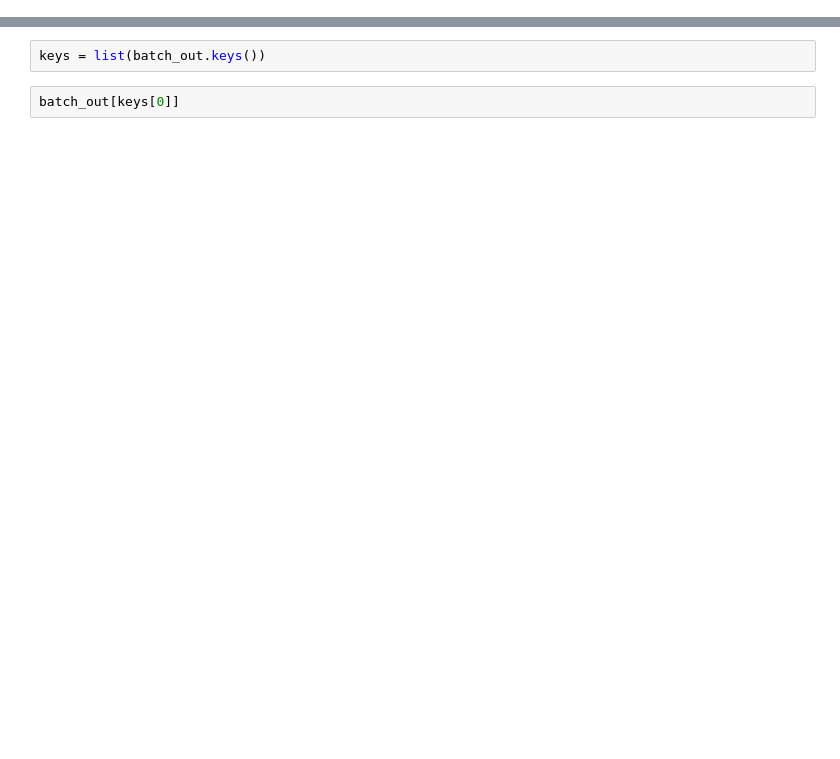
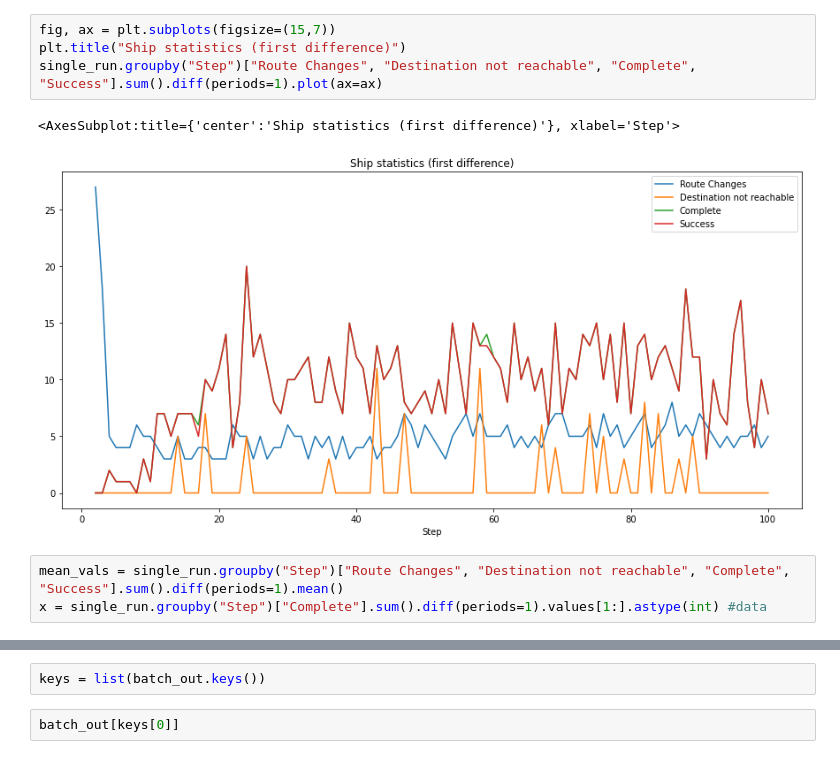
Before and after one commit to jvschlierf/Networks-ships-reroutes, a Jupyter notebook: analysis.ipynb, the cells around one changed output, grey strips where cells are left out. Drawn from its saved outputs; the diff is of its cells as text; blank space fills up the shorter version.

```diff
--- a/analysis.ipynb
+++ b/analysis.ipynb
@@ -30,0 +111,10 @@ agent_state.to_csv((data_path + 'single_run_output.csv'), header = True)
+# %%
+fig, ax = plt.subplots(figsize=(15,7))
+plt.title("Ship statistics (first difference)")
+single_run.groupby("Step")["Route Changes", "Destination not reachable", "Complete", "Success"].sum().diff(periods=1).plot(ax=ax)
+# %% [output]
+<AxesSubplot:title={'center':'Ship statistics (first difference)'}, xlabel='Step'>
+[figure, added]
+# %%
+mean_vals = single_run.groupby("Step")["Route Changes", "Destination not reachable", "Complete", "Success"].sum().diff(periods=1).mean()
+x = single_run.groupby("Step")["Complete"].sum().diff(periods=1).values[1:].astype(int) #data
```
Also changed, not shown: parts of 16 cells of this notebook.
